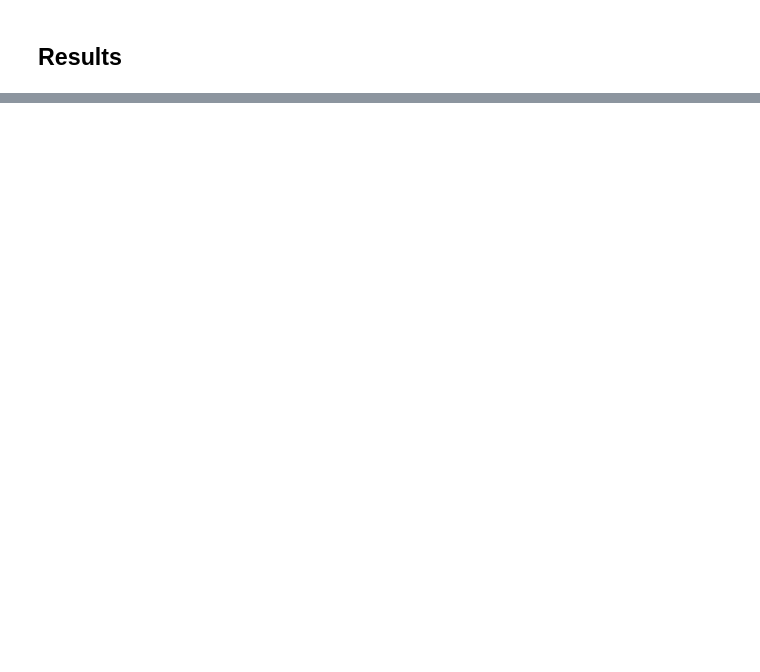
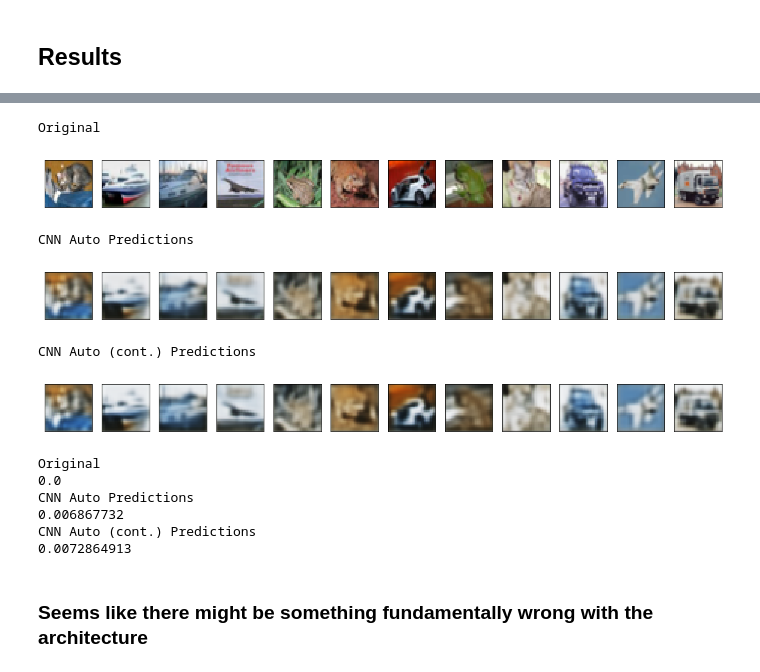
Before and after one commit to several27/COMP6208-AutoEncoder, a Jupyter notebook: mattochal/CNN_upscalers.ipynb, the cells around one changed output, grey strips where cells are left out. Cells and saved outputs as stored; diff of their text form; code cells hidden in the pictures; blank space fills up the shorter version.

```diff
--- a/mattochal/CNN_upscalers.ipynb
+++ b/mattochal/CNN_upscalers.ipynb
@@ -405,0 +975,34 @@ Original
+# %%
+cnn_auto_pred_L4_cifar = my_cnn_autoencoder_L4_cifar.predict(x_test_cifar)
+
+# from sklearn.metrics import mean_squared_error
+y = np.reshape(x_test_cifar, (-1, 32 * 32,))
+
+print("Original")
+draw_images(x_test_cifar, shape=(32, 32, 3))
+print("CNN Auto Predictions")
+draw_images(cnn_auto_pred, shape=(32, 32, 3))
+print("CNN Auto (cont.) Predictions")
+draw_images(cnn_auto_pred_L4_cifar, shape=(32, 32, 3))
+
+print("Original")
+print(mean_squared_error(np.reshape(x_test_cifar, (-1, 32*32,)), y))
+print("CNN Auto Predictions")
+print(mean_squared_error(np.reshape(cnn_auto_pred, (-1, 32*32,)), y))
+print("CNN Auto (cont.) Predictions")
+print(mean_squared_error(np.reshape(cnn_auto_pred_L4_cifar, (-1, 32*32,)), y))
+# %% [output]
+Original
+[figure, added]
+CNN Auto Predictions
+[figure, added]
+CNN Auto (cont.) Predictions
+[figure, added]
+Original
+0.0
+CNN Auto Predictions
+0.006867732
+CNN Auto (cont.) Predictions
+0.0072864913
+# %% [markdown]
+### Seems like there might be something fundamentally wrong with the architecture
```
Also changed, not shown: parts of 54 cells of this notebook, 4 other files.
